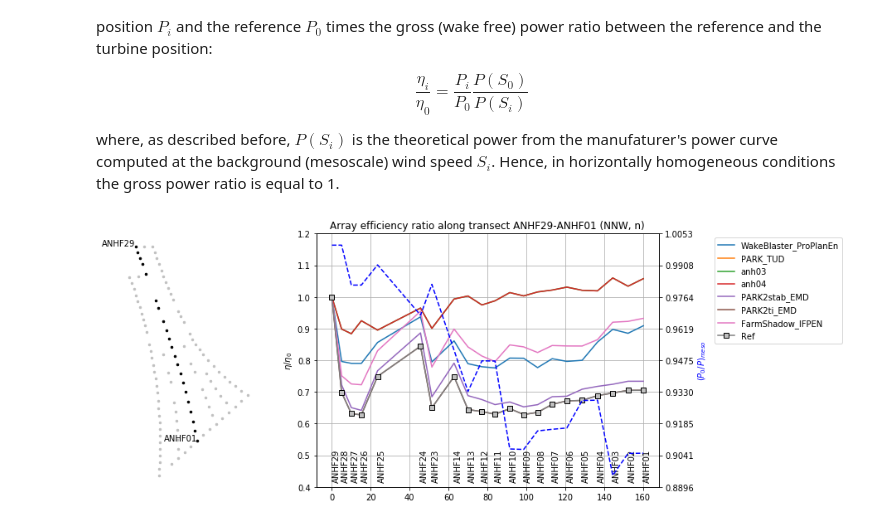
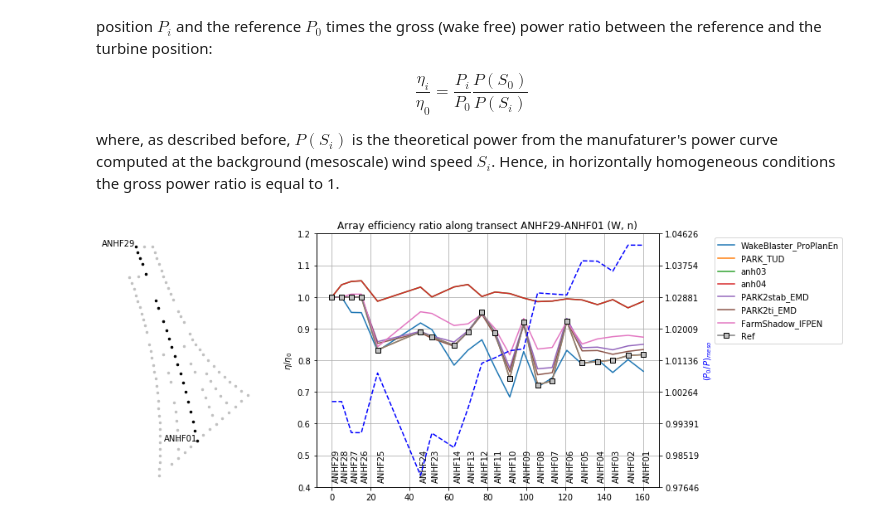
Before and after one commit to CENER-EPR/OWAbench_obsolete, a Jupyter notebook: Anholt_ArrayEfficiency.ipynb, the cells around one changed output. Saved outputs shown, nothing was run; the diff lists cells and outputs as text; code cells hidden in the pictures.

```diff
--- a/Anholt_ArrayEfficiency.ipynb
+++ b/Anholt_ArrayEfficiency.ipynb
@@ -196,9 +196,9 @@ except IOError:
 # %% [markdown]
 If no validation data is available, do code to code comparison by selecting a reference simulation to compare against:
 # %%
-ref_sim = 5     # ref_sim = 0 when you compare with validation data
+ref_sim = 1     # ref_sim = [] when you compare with validation data
 
-if ref_sim == 0:
+if not ref_sim:
     ref_P = obs_P
     ref_P_std = obs_P_std
 else:
@@ -353,22 +347,22 @@ $$ \frac{\eta_i}{\eta_0} = \frac{P_i}{P_0} \frac{P(S_0)}{P(S_i)} $$
 
 where, as described before, $P(S_i)$ is the theoretical power from the manufaturer's power curve computed at the background (mesoscale) wind speed $S_i$. Hence, in horizontally homogeneous conditions the gross power ratio is equal to 1.
 # %%
-WDbin = 'NNW'
+WDbin = 'W'
 zLbin = 'n'
 
 # F transect
 wt_list = ['ANHF'+"{:0>2d}".format(29-i) for i in range(7)] #from F29 to F23
 wt_list = wt_list + ['ANHF'+"{:0>2d}".format(14-i) for i in range(14)] # from F14 to F01
 # A transect
 #wt_list = ['ANHA'+"{:0>2d}".format(31-i) for i in range(10)] #from A31 to A22
 #wt_list = wt_list + ['ANHA'+"{:0>2d}".format(20-i) for i in range(20)] # from A20 to A01
 
 # for list of turbines and wd, 2D plot Value per distance in rotor diameter.
 data =   sim_eta_wt.loc[:,:,WDbin,zLbin].to_pandas()
 ref_data = ref_eta_wt.loc[:,WDbin,zLbin].to_pandas()
 ref_data_std = ref_eta_std_wt.loc[:,WDbin,zLbin].to_pandas()
 meso_data = meso_P.loc[:,WDbin,zLbin].to_pandas()
 
 plot_transect(data,ref_data,meso_data,wt_list,turbines,Drot,sim_name,WDbin,zLbin);
 # %% [output]
-[figure, old version]
+[figure, new version]
```
Also changed, not shown: parts of 7 cells of this notebook, 1 other file.
